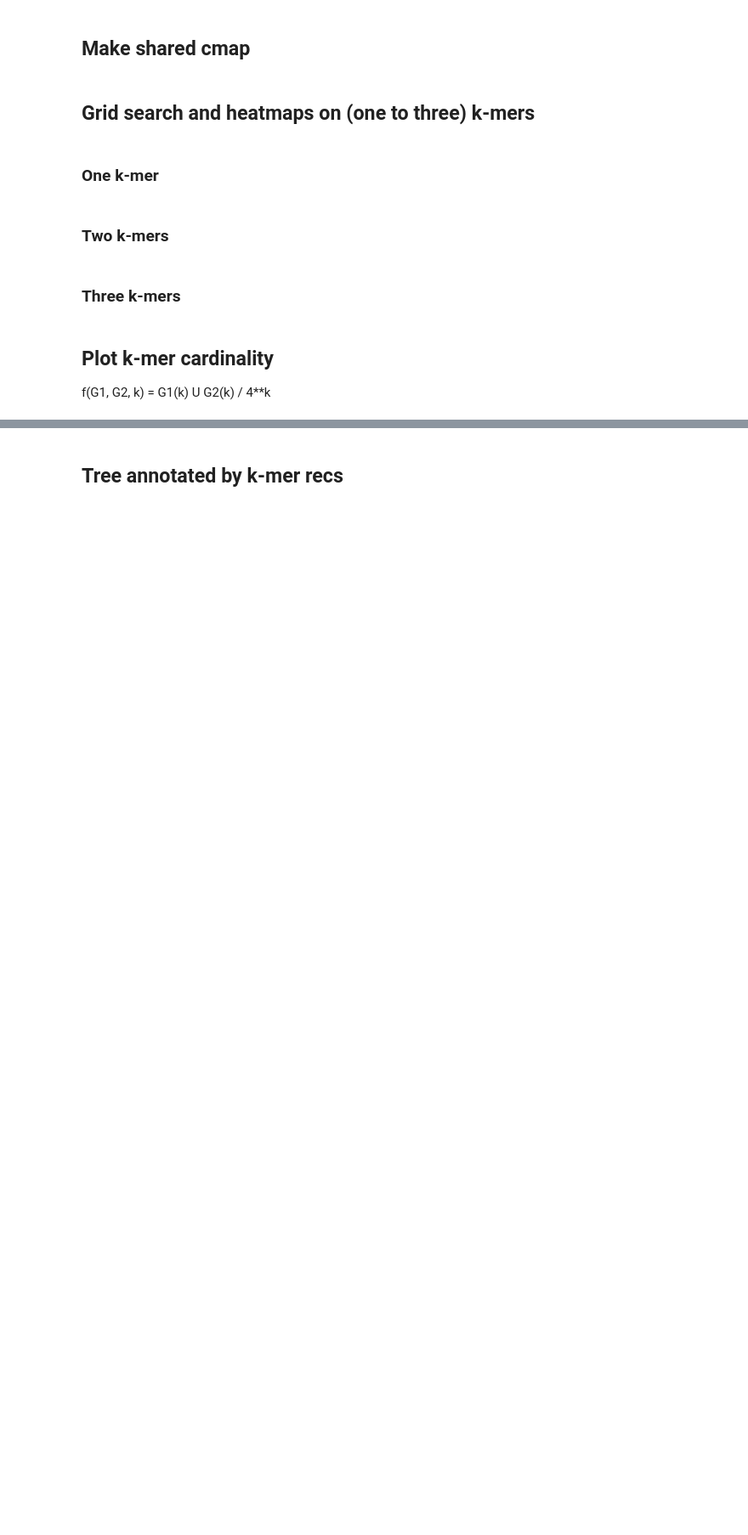
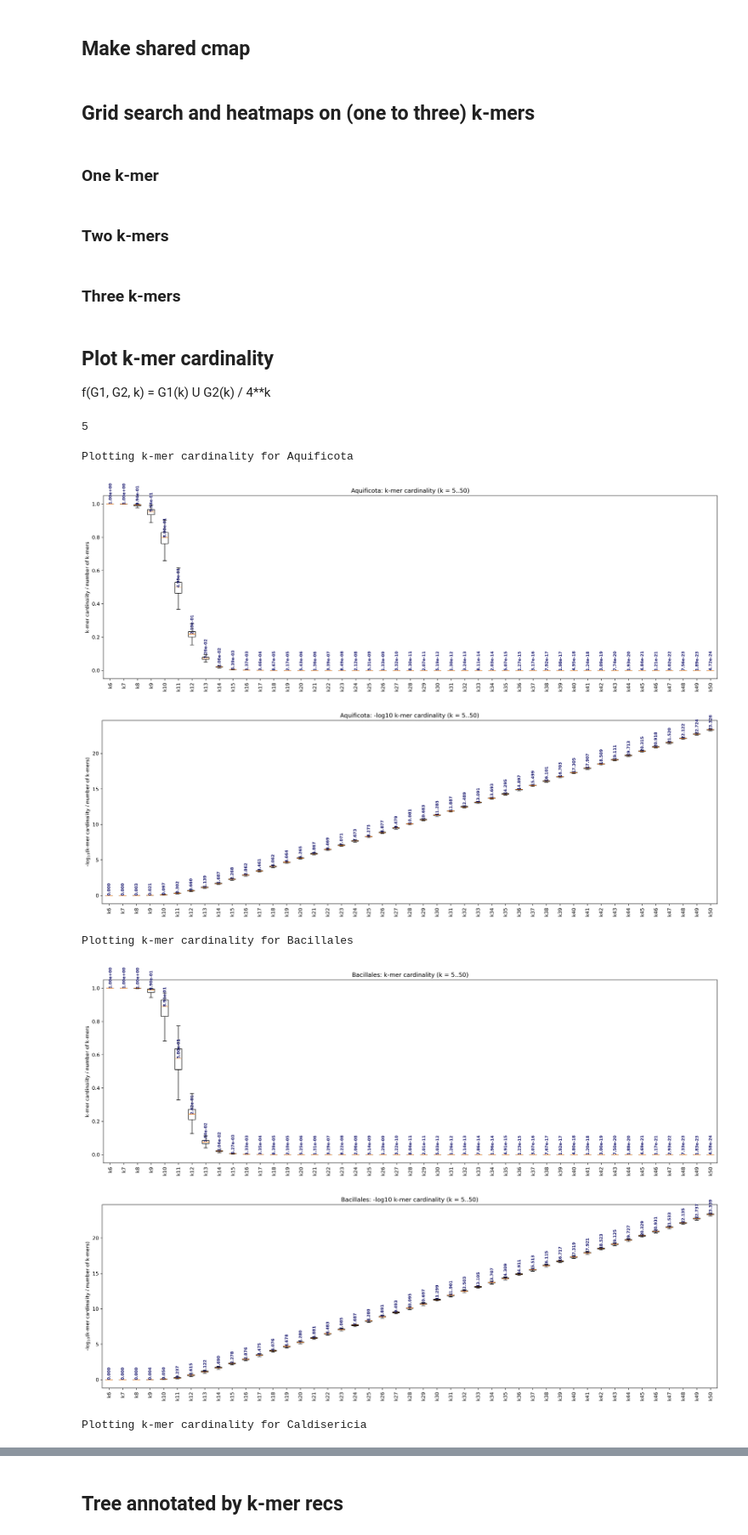
Before and after one commit to StephenHwang/Ok-k-mer, a Jupyter notebook: src/tree_mask.ipynb, the cells around one changed output, grey strips where cells are left out. Shown at 85% size. Drawn from its saved outputs; the diff is of its cells as text; code cells hidden in the pictures; blank space fills up the shorter version.

Commit message:
Fix neis kmc3 union card dataset.

```diff
--- a/src/tree_mask.ipynb
+++ b/src/tree_mask.ipynb
@@ -372,15 +372,29 @@ for name, grid_df, k_best in datasets_3k:
 # %% [markdown]
 ## Plot k-mer cardinality
 f(G1, G2, k) = G1(k) U G2(k) / 4**k
+# %%
+# union_cardinality_datasets
+len(union_cardinality_datasets)
+# %% [output]
+5
 # %%
 # plot k-mer cardinalities
 k_min = 5
-k_max = 46
+k_max = 50
 
-for name, df in cardinality_datasets:
+for name, df in union_cardinality_datasets:
     print(f"Plotting k-mer cardinality for {name}")
     ok_k_mer.plot_kmer_dashing_card(df, name, k_min=k_min, k_max=k_max)
     ok_k_mer.plot_kmer_dashing_card(df, name, k_min=k_min, k_max=k_max, log=True)
     print()
 
+
 # def plot_kmer_dashing_card(merged_card_df, name, k_min=5, k_max=64, log=False):
+# %% [output]
+Plotting k-mer cardinality for Aquificota
+[figure, added]
+[figure, added]
+Plotting k-mer cardinality for Bacillales
+[figure, added]
+[figure, added]
+Plotting k-mer cardinality for Caldisericia
```
Also changed, not shown: parts of 1 cell of this notebook.
